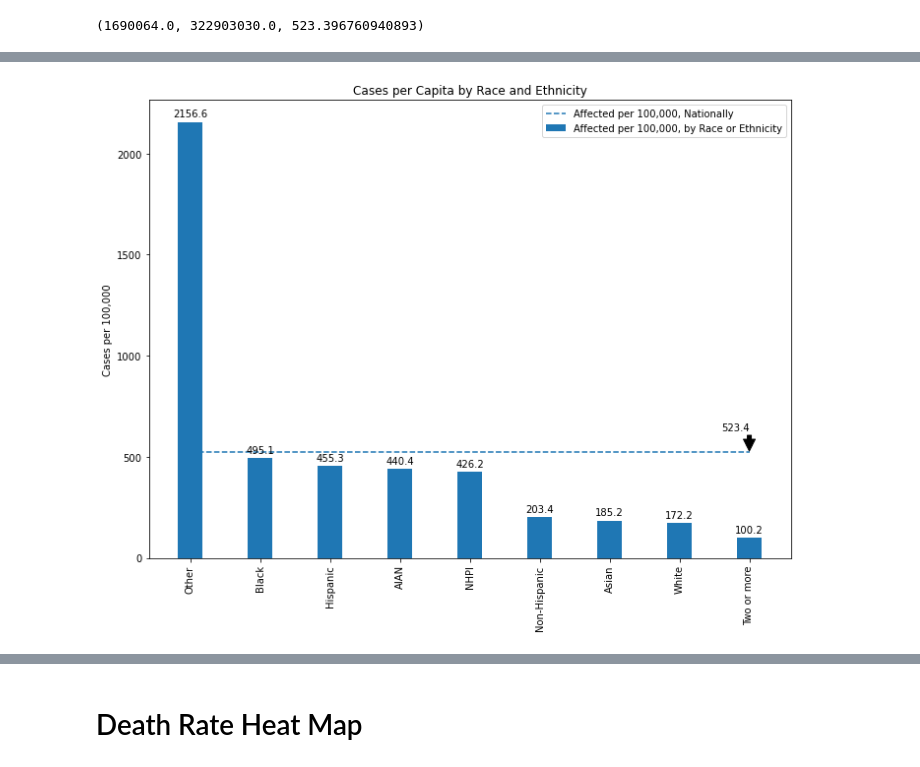
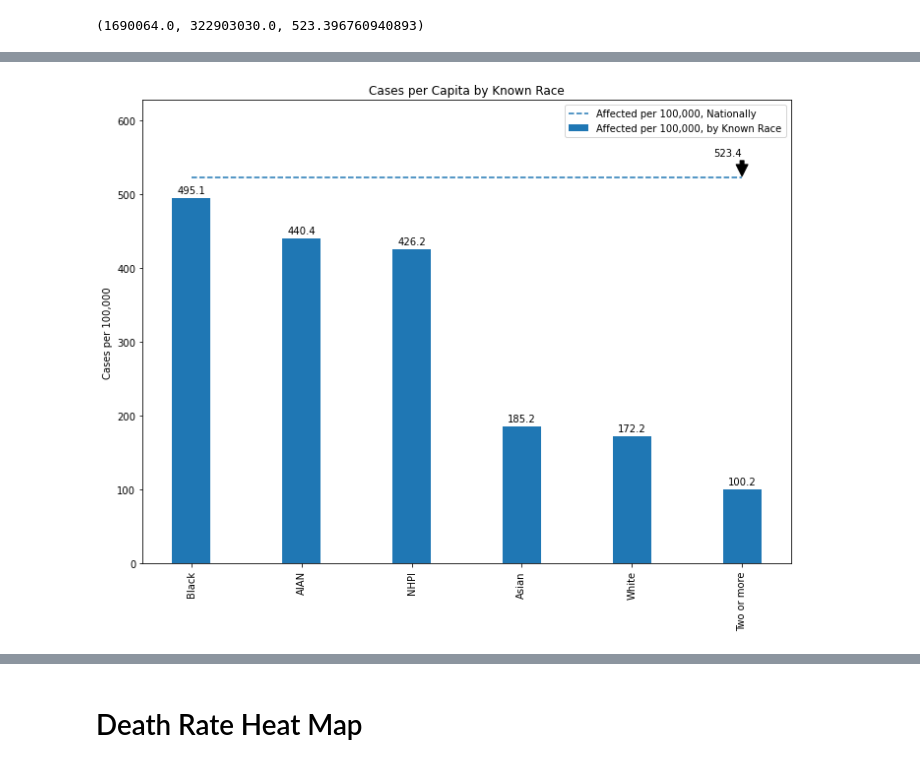
Before and after one commit to hanesy/covid-tracking, a Jupyter notebook: race-data-exploration.ipynb, the cells around one changed output, grey strips where cells are left out. Saved outputs shown, nothing was run; the diff lists cells and outputs as text; code cells hidden in the pictures.

```diff
--- a/race-data-exploration.ipynb
+++ b/race-data-exploration.ipynb
@@ -232,7 +232,7 @@ for element in eth_pop_us.columns:
     values = (eth_pop_us[element]).values
     deaths_us.loc[[1], element] = values[0]
 
-deaths_us = deaths_us.drop(["LatinX / Hispanic", "Unknown Race", "Unknown Ethnicity"], axis = 1)
-
+# deaths_us = deaths_us.drop(["LatinX / Hispanic", "Unknown Race", "Unknown Ethnicity"], axis = 1)
+deaths_us = deaths_us.drop(["LatinX / Hispanic"], axis = 1)
 deaths_us
 # %% [output]
@@ -359,25 +361,27 @@ plt.show()
 # %%
-percap_chart = deaths_us_T.sort_values("Affected per 100000", ascending = False).reset_index()
+race_percap_chart = deaths_us_T.drop(["Non-Hispanic", "Hispanic", "Other", "Unknown Race", "Unknown Ethnicity"])
+race_percap_chart = race_percap_chart.sort_values("Affected per 100000", ascending = False).reset_index()
 
-labels = percap_chart["ID"]
-affected = percap_chart["Affected per 100000"]
+labels = race_percap_chart["ID"]
+affected = race_percap_chart["Affected per 100000"]
 
 x = np.arange(len(labels))  # the label locations
 
 y_mean = [deaths_us_total]*len(x)
 
 fig, ax = plt.subplots(figsize=(10,8))
-rects1 = ax.bar(x, affected, width, label='Affected per 100,000, by Race or Ethnicity')
+rects1 = ax.bar(x, affected, width, label='Affected per 100,000, by Known Race')
 mean_line = ax.plot(x,y_mean, label='Affected per 100,000, Nationally', linestyle='--')
 
 # Add some text for labels, title and custom x-axis tick labels, etc.
 ax.set_ylabel('Deaths per 100,000')
-ax.set_title('Deaths per Capita by Race and Ethnicity')
+ax.set_title('Deaths per Capita by Known Race')
 ax.set_xticks(x)
 ax.set_xticklabels(labels)
 ax.legend()
 
 plt.xticks(rotation=90)
+# plt.ylim(0, deaths_us_total*1.2)
 
 def autolabel(rects):
     """Attach a text label above each bar in *rects*, displaying its height."""
@@ -400,7 +404,7 @@ ax.annotate('{:.1f}'.format(deaths_us_total),
 
 fig.tight_layout()
 
-plt.savefig("images/DeathsAffectedperCapita")
+plt.savefig("images/RaceDeathsAffectedperCapita")
 
 plt.show()
 # %% [output]
@@ -489,7 +544,7 @@ for element in eth_pop_us.columns:
     values = (eth_pop_us[element]).values
     positive_us.loc[[1], element] = values[0]
 
-positive_us = positive_us.drop(["LatinX / Hispanic", "Unknown Race", "Unknown Ethnicity"], axis = 1)
+positive_us = positive_us.drop(["LatinX / Hispanic"], axis = 1)
 
 positive_us
 # %% [output]
@@ -630,50 +689,52 @@ plt.show()
 # %%
-percap_chart = positive_us_T.sort_values("Affected per 100000", ascending = False).reset_index()
+race_percap_chart = positive_us_T.drop(["Non-Hispanic", "Hispanic", "Other", "Unknown Race", "Unknown Ethnicity"])
+race_percap_chart = race_percap_chart.sort_values("Affected per 100000", ascending = False).reset_index()
 
-labels = percap_chart["ID"]
-affected = percap_chart["Affected per 100000"]
+labels = race_percap_chart["ID"]
+affected = race_percap_chart["Affected per 100000"]
 
 x = np.arange(len(labels))  # the label locations
 
 y_mean = [positive_us_total]*len(x)
 
 fig, ax = plt.subplots(figsize=(10,8))
-rects1 = ax.bar(x, affected, width, label='Affected per 100,000, by Race or Ethnicity')
+rects1 = ax.bar(x, affected, width, label='Affected per 100,000, by Known Race')
 mean_line = ax.plot(x,y_mean, label='Affected per 100,000, Nationally', linestyle='--')
 
 # Add some text for labels, title and custom x-axis tick labels, etc.
 ax.set_ylabel('Cases per 100,000')
-ax.set_title('Cases per Capita by Race and Ethnicity')
+ax.set_title('Cases per Capita by Known Race')
 ax.set_xticks(x)
 ax.set_xticklabels(labels)
 ax.legend()
 
 plt.xticks(rotation=90)
+plt.ylim(0, positive_us_total*1.2)
 
 def autolabel(rects):
     """Attach a text label above each bar in *rects*, displaying its height."""
     for rect in rects:
         height = rect.get_height()
         ax.annotate('{:.1f}'.format(height),
                     xy=(rect.get_x() + rect.get_width() / 2, height),
                     xytext=(0, 3),  # 3 points vertical offset
                     textcoords="offset points",
                     ha='center', va='bottom')
 
 
 autolabel(rects1)
 
 ax.annotate('{:.1f}'.format(positive_us_total),
             xy=(len(x)-1, positive_us_total), xycoords='data',
             xytext=(0, 20), textcoords='offset points',
             arrowprops=dict(facecolor='black', shrink=0.05),
             horizontalalignment='right', verticalalignment='bottom')
 
 
 fig.tight_layout()
 
-plt.savefig("images/CasesAffectedperCapita")
+plt.savefig("images/RaceCasesAffectedperCapita")
 
 plt.show()
 # %% [output]
-[figure, old version]
+[figure, new version]
```
Also changed, not shown: parts of 14 cells of this notebook, 9 other files.
